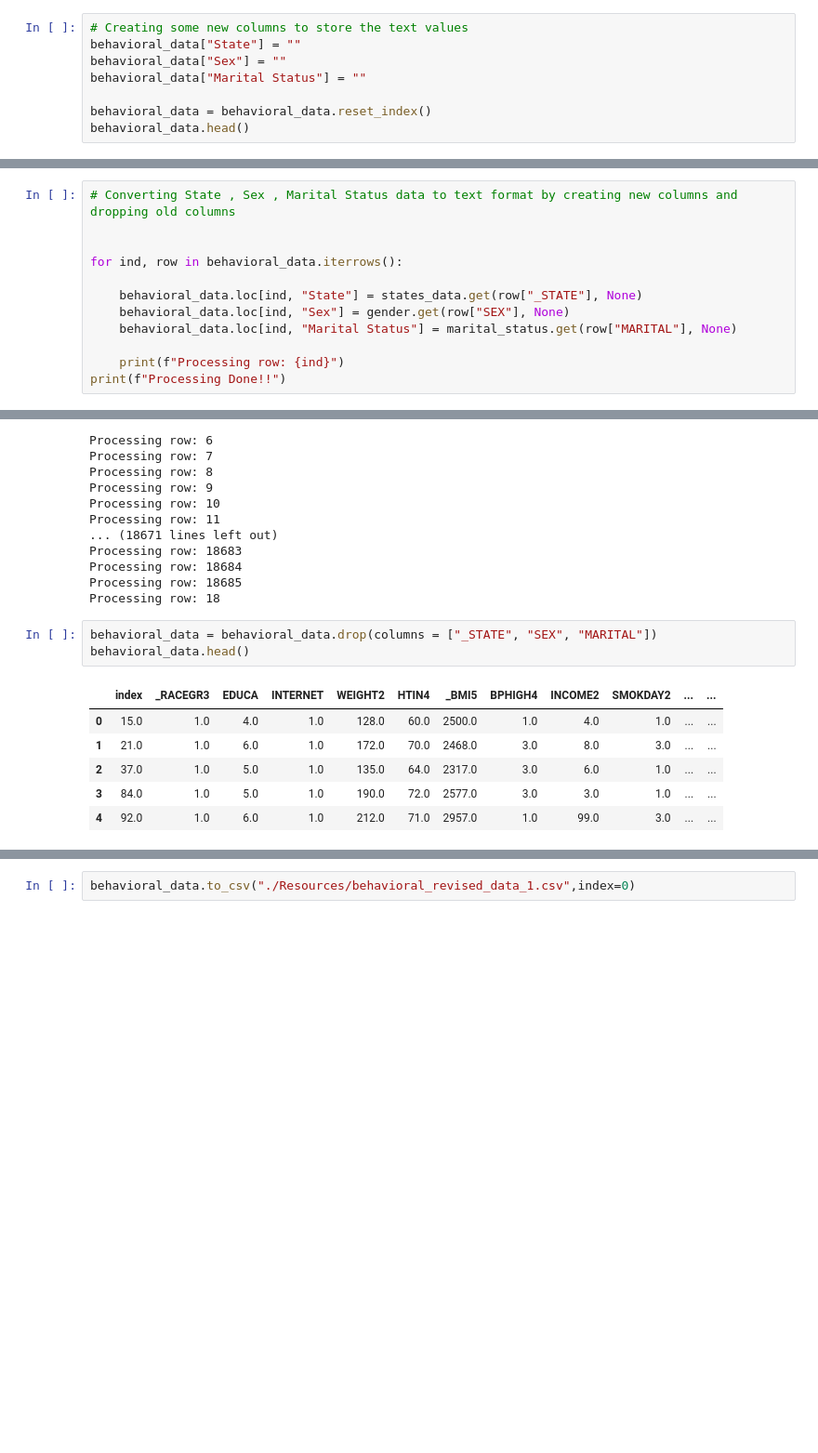
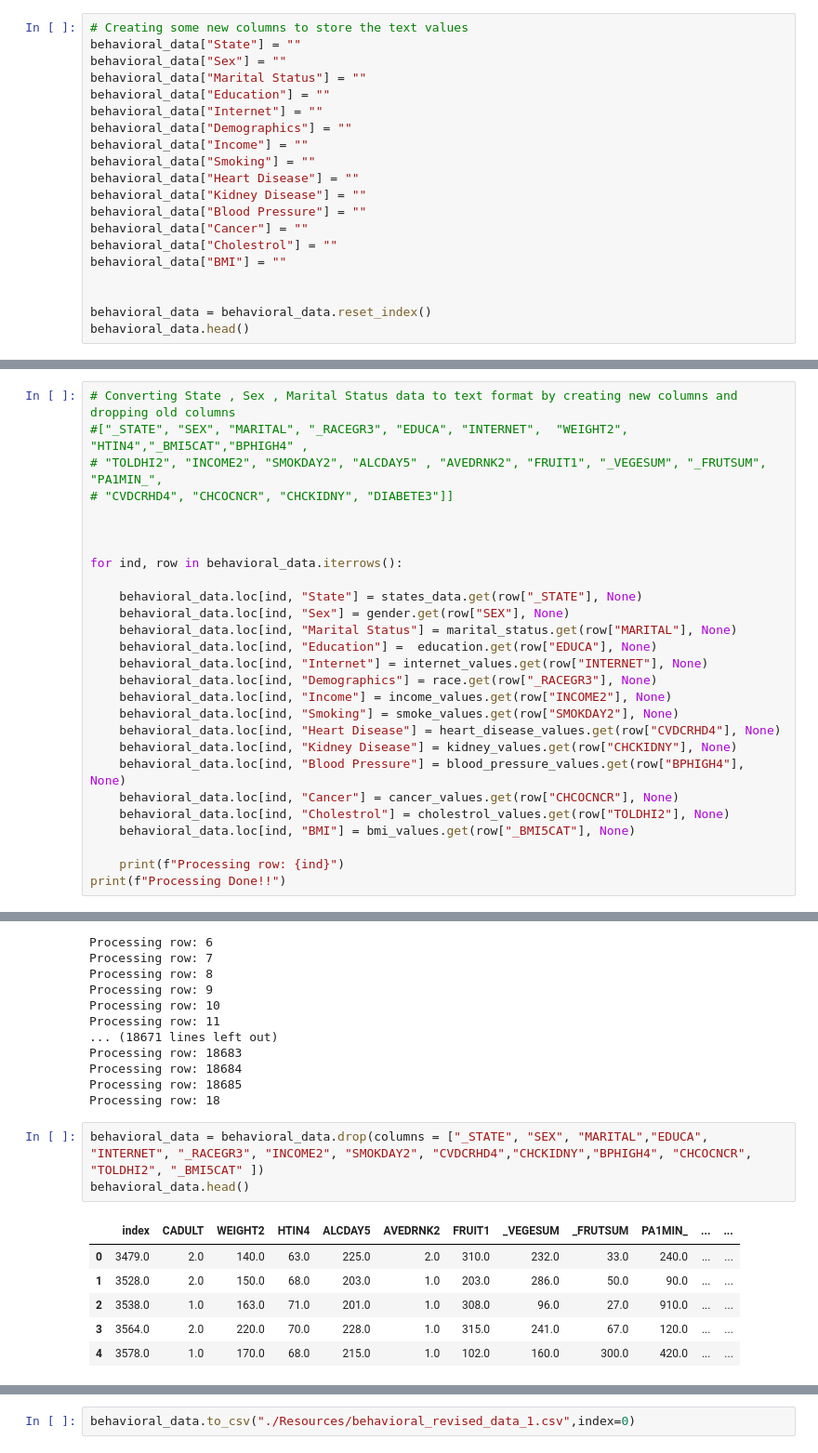
Before and after one commit to ic2019/groupb_project1, a Jupyter notebook: behavioral_analysis.ipynb, the cells around one changed output, grey strips where cells are left out. Shown at 93% size. Cells and saved outputs as stored; diff of their text form; blank space fills up the shorter version.

```diff
--- a/behavioral_analysis.ipynb
+++ b/behavioral_analysis.ipynb
@@ -264,6 +286,18 @@ Name: _STATE, dtype: int64
 behavioral_data["State"] = ""
 behavioral_data["Sex"] = ""
 behavioral_data["Marital Status"] = ""
+behavioral_data["Education"] = ""
+behavioral_data["Internet"] = ""
+behavioral_data["Demographics"] = ""
+behavioral_data["Income"] = ""
+behavioral_data["Smoking"] = ""
+behavioral_data["Heart Disease"] = ""
+behavioral_data["Kidney Disease"] = ""
+behavioral_data["Blood Pressure"] = ""
+behavioral_data["Cancer"] = ""
+behavioral_data["Cholestrol"] = ""
+behavioral_data["BMI"] = ""
+
 
 behavioral_data = behavioral_data.reset_index()
 behavioral_data.head()
@@ -278,5 +312,9 @@ behavioral_data.head()
 # %%
 # Converting State , Sex , Marital Status data to text format by creating new columns and dropping old columns
+#["_STATE", "SEX", "MARITAL", "_RACEGR3", "EDUCA", "INTERNET",  "WEIGHT2",  "HTIN4","_BMI5CAT","BPHIGH4" ,
+# "TOLDHI2", "INCOME2", "SMOKDAY2", "ALCDAY5" , "AVEDRNK2", "FRUIT1", "_VEGESUM", "_FRUTSUM", "PA1MIN_",
+# "CVDCRHD4", "CHCOCNCR", "CHCKIDNY", "DIABETE3"]]
+
 
 
 for ind, row in behavioral_data.iterrows():
@@ -284,6 +322,17 @@ for ind, row in behavioral_data.iterrows():
     behavioral_data.loc[ind, "State"] = states_data.get(row["_STATE"], None)
     behavioral_data.loc[ind, "Sex"] = gender.get(row["SEX"], None)
     behavioral_data.loc[ind, "Marital Status"] = marital_status.get(row["MARITAL"], None)
+    behavioral_data.loc[ind, "Education"] =  education.get(row["EDUCA"], None)
+    behavioral_data.loc[ind, "Internet"] = internet_values.get(row["INTERNET"], None)
+    behavioral_data.loc[ind, "Demographics"] = race.get(row["_RACEGR3"], None)
+    behavioral_data.loc[ind, "Income"] = income_values.get(row["INCOME2"], None)
+    behavioral_data.loc[ind, "Smoking"] = smoke_values.get(row["SMOKDAY2"], None)
+    behavioral_data.loc[ind, "Heart Disease"] = heart_disease_values.get(row["CVDCRHD4"], None)
+    behavioral_data.loc[ind, "Kidney Disease"] = kidney_values.get(row["CHCKIDNY"], None)
+    behavioral_data.loc[ind, "Blood Pressure"] = blood_pressure_values.get(row["BPHIGH4"], None)
+    behavioral_data.loc[ind, "Cancer"] = cancer_values.get(row["CHCOCNCR"], None)
+    behavioral_data.loc[ind, "Cholestrol"] = cholestrol_values.get(row["TOLDHI2"], None)
+    behavioral_data.loc[ind, "BMI"] = bmi_values.get(row["_BMI5CAT"], None)
 
     print(f"Processing row: {ind}")
 print(f"Processing Done!!")
@@ -306,12 +355,12 @@ Processing row: 18684
 Processing row: 18685
 Processing row: 18
 # %%
-behavioral_data = behavioral_data.drop(columns = ["_STATE", "SEX", "MARITAL"])
+behavioral_data = behavioral_data.drop(columns = ["_STATE", "SEX", "MARITAL","EDUCA", "INTERNET", "_RACEGR3", "INCOME2", "SMOKDAY2", "CVDCRHD4","CHCKIDNY","BPHIGH4", "CHCOCNCR", "TOLDHI2", "_BMI5CAT" ])
 behavioral_data.head()
 # %% [output]
-|  | index | _RACEGR3 | EDUCA | INTERNET | WEIGHT2 | HTIN4 | _BMI5 | BPHIGH4 | INCOME2 | SMOKDAY2 | ... | ... |
-| 0 | 15.0 | 1.0 | 4.0 | 1.0 | 128.0 | 60.0 | 2500.0 | 1.0 | 4.0 | 1.0 | ... | ... |
-| 1 | 21.0 | 1.0 | 6.0 | 1.0 | 172.0 | 70.0 | 2468.0 | 3.0 | 8.0 | 3.0 | ... | ... |
-| 2 | 37.0 | 1.0 | 5.0 | 1.0 | 135.0 | 64.0 | 2317.0 | 3.0 | 6.0 | 1.0 | ... | ... |
-| 3 | 84.0 | 1.0 | 5.0 | 1.0 | 190.0 | 72.0 | 2577.0 | 3.0 | 3.0 | 1.0 | ... | ... |
-| 4 | 92.0 | 1.0 | 6.0 | 1.0 | 212.0 | 71.0 | 2957.0 | 1.0 | 99.0 | 3.0 | ... | ... |
+|  | index | CADULT | WEIGHT2 | HTIN4 | ALCDAY5 | AVEDRNK2 | FRUIT1 | _VEGESUM | _FRUTSUM | PA1MIN_ | ... | ... |
+| 0 | 3479.0 | 2.0 | 140.0 | 63.0 | 225.0 | 2.0 | 310.0 | 232.0 | 33.0 | 240.0 | ... | ... |
+| 1 | 3528.0 | 2.0 | 150.0 | 68.0 | 203.0 | 1.0 | 203.0 | 286.0 | 50.0 | 90.0 | ... | ... |
+| 2 | 3538.0 | 1.0 | 163.0 | 71.0 | 201.0 | 1.0 | 308.0 | 96.0 | 27.0 | 910.0 | ... | ... |
+| 3 | 3564.0 | 2.0 | 220.0 | 70.0 | 228.0 | 1.0 | 315.0 | 241.0 | 67.0 | 120.0 | ... | ... |
+| 4 | 3578.0 | 1.0 | 170.0 | 68.0 | 215.0 | 1.0 | 102.0 | 160.0 | 300.0 | 420.0 | ... | ... |
```
Also changed, not shown: parts of 8 cells of this notebook, 2 other files.
